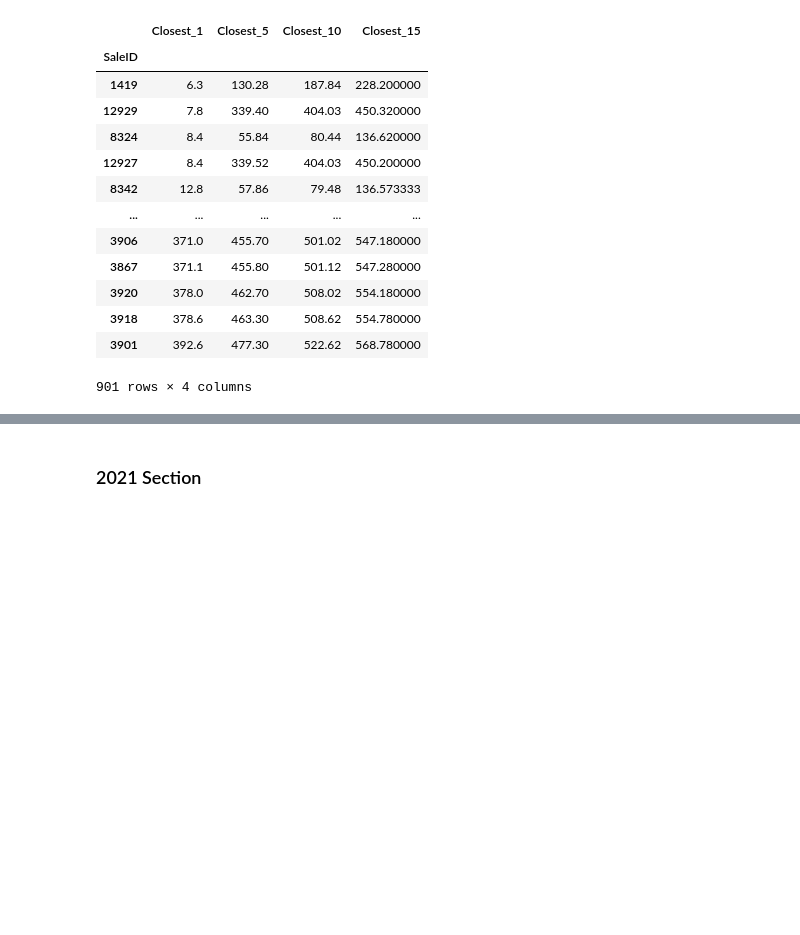
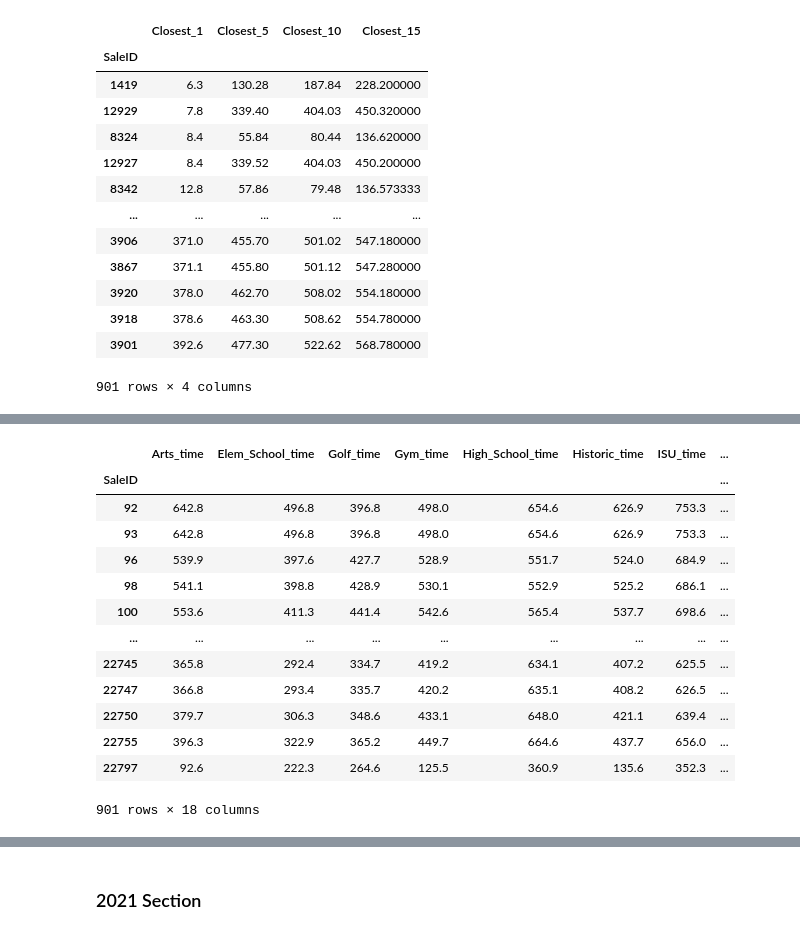
Before and after one commit to lelandjmurrin/Ames_Housing_Project, a Jupyter notebook: Ames_Feature_Engineering.ipynb, the cells around one changed output, grey strips where cells are left out. Drawn from its saved outputs; the diff is of its cells as text; code cells hidden in the pictures; blank space fills up the shorter version.

```diff
--- a/Ames_Feature_Engineering.ipynb
+++ b/Ames_Feature_Engineering.ipynb
@@ -442,0 +334,17 @@ strong multicollinearity or other numerical problems.
+# %%
+df_driv_time_final2019
+# %% [output]
+|  | Arts_time | Elem_School_time | Golf_time | Gym_time | High_School_time | Historic_time | ISU_time | ... |
+| SaleID |  |  |  |  |  |  |  | ... |
+| 92 | 642.8 | 496.8 | 396.8 | 498.0 | 654.6 | 626.9 | 753.3 | ... |
+| 93 | 642.8 | 496.8 | 396.8 | 498.0 | 654.6 | 626.9 | 753.3 | ... |
+| 96 | 539.9 | 397.6 | 427.7 | 528.9 | 551.7 | 524.0 | 684.9 | ... |
+| 98 | 541.1 | 398.8 | 428.9 | 530.1 | 552.9 | 525.2 | 686.1 | ... |
+| 100 | 553.6 | 411.3 | 441.4 | 542.6 | 565.4 | 537.7 | 698.6 | ... |
+| ... | ... | ... | ... | ... | ... | ... | ... | ... |
+| 22745 | 365.8 | 292.4 | 334.7 | 419.2 | 634.1 | 407.2 | 625.5 | ... |
+| 22747 | 366.8 | 293.4 | 335.7 | 420.2 | 635.1 | 408.2 | 626.5 | ... |
+| 22750 | 379.7 | 306.3 | 348.6 | 433.1 | 648.0 | 421.1 | 639.4 | ... |
+| 22755 | 396.3 | 322.9 | 365.2 | 449.7 | 664.6 | 437.7 | 656.0 | ... |
+| 22797 | 92.6 | 222.3 | 264.6 | 125.5 | 360.9 | 135.6 | 352.3 | ... |
+901 rows × 18 columns
```
Also changed, not shown: parts of 26 cells of this notebook, 3 other files.
